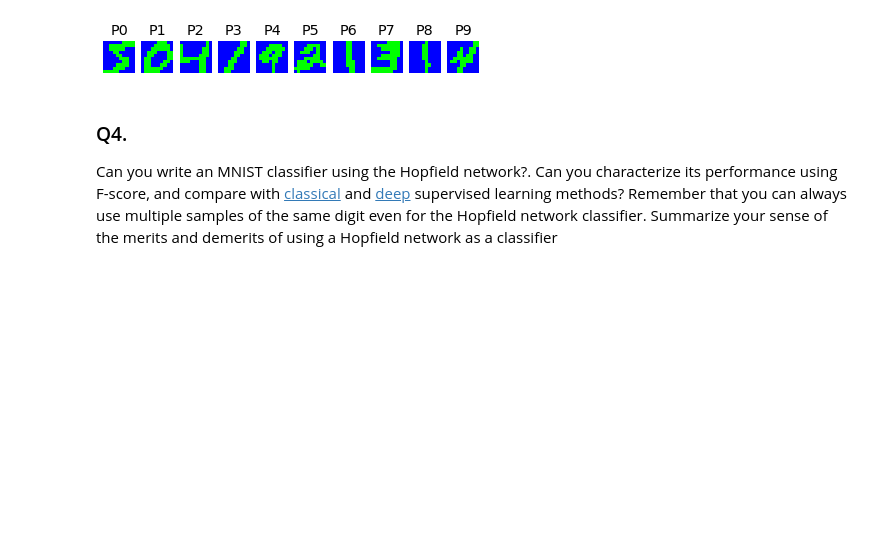
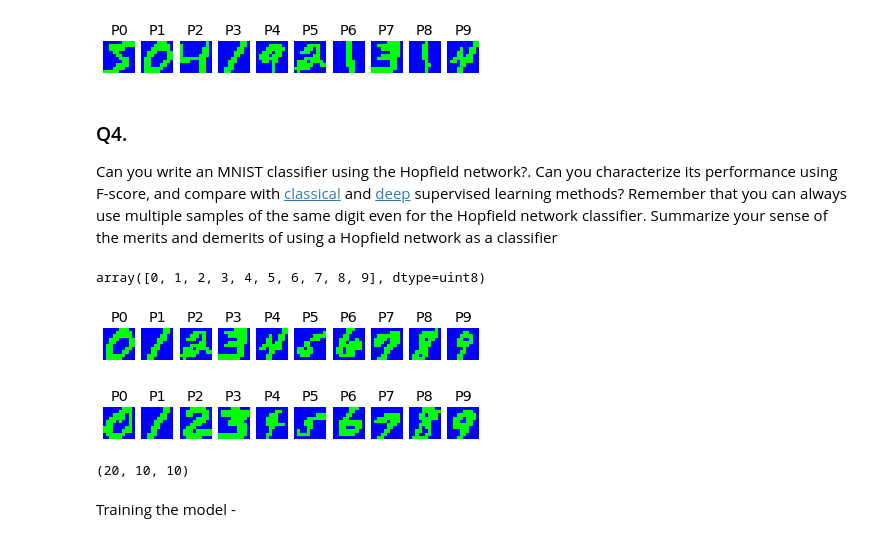
Before and after one commit to yashbg/cs786-comp-cog-sci, a Jupyter notebook: Assignment 1/190997.ipynb, the cells around one changed output. Drawn from its saved outputs; the diff is of its cells as text; code cells hidden in the pictures; blank space fills up the shorter version.

```diff
--- a/Assignment 1/190997.ipynb
+++ b/Assignment 1/190997.ipynb
@@ -398,0 +382,27 @@ def create_network(pattern_size, pattern_num, perturb_num, evolution_num):
+# %%
+np.unique(y_train)
+# %% [output]
+array([0, 1, 2, 3, 4, 5, 6, 7, 8, 9], dtype=uint8)
+# %%
+X_train_imgs = []
+idx = 0
+for i in range(2):
+    for j in range(10):
+        for k in range(idx + 1, X_train_new.shape[0]):
+            if y_train[k] == j:
+                X_train_imgs.append(X_train_new[k])
+                idx = k
+                break
+X_train_imgs = np.array(X_train_imgs)
+
+plot_tools.plot_pattern_list(X_train_imgs[:10])
+plot_tools.plot_pattern_list(X_train_imgs[10:])
+# %% [output]
+[figure, added]
+[figure, added]
+# %%
+X_train_imgs.shape
+# %% [output]
+(20, 10, 10)
+# %% [markdown]
+Training the model -
```
Also changed, not shown: parts of 11 cells of this notebook.
